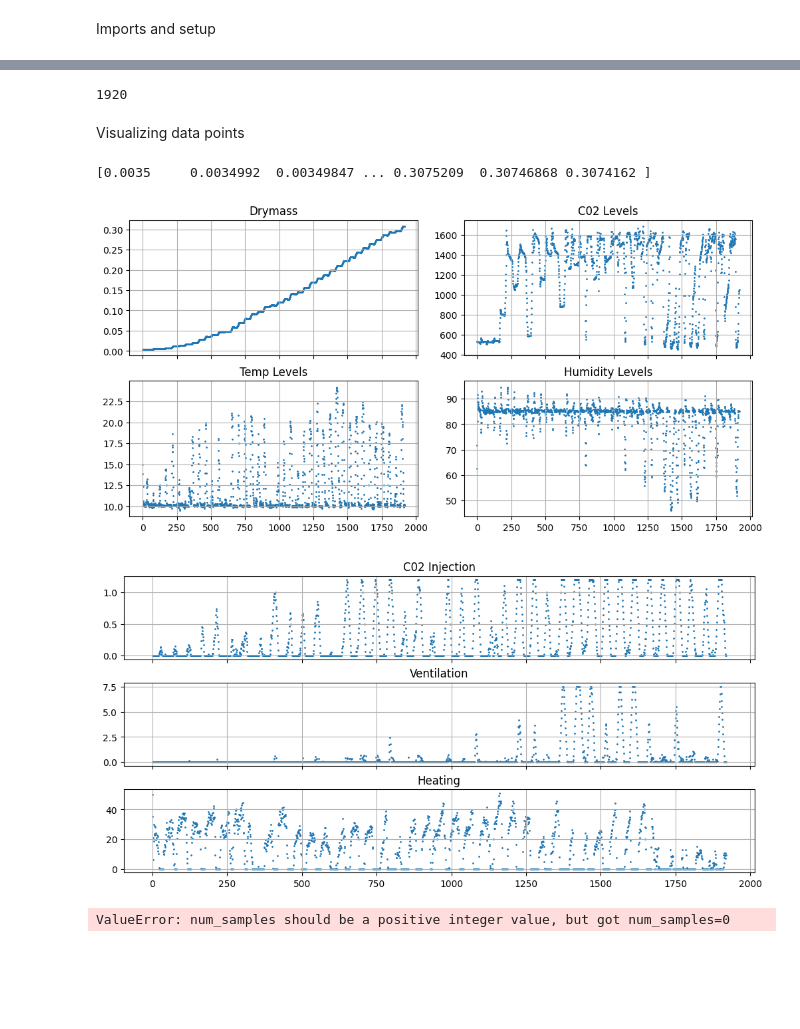
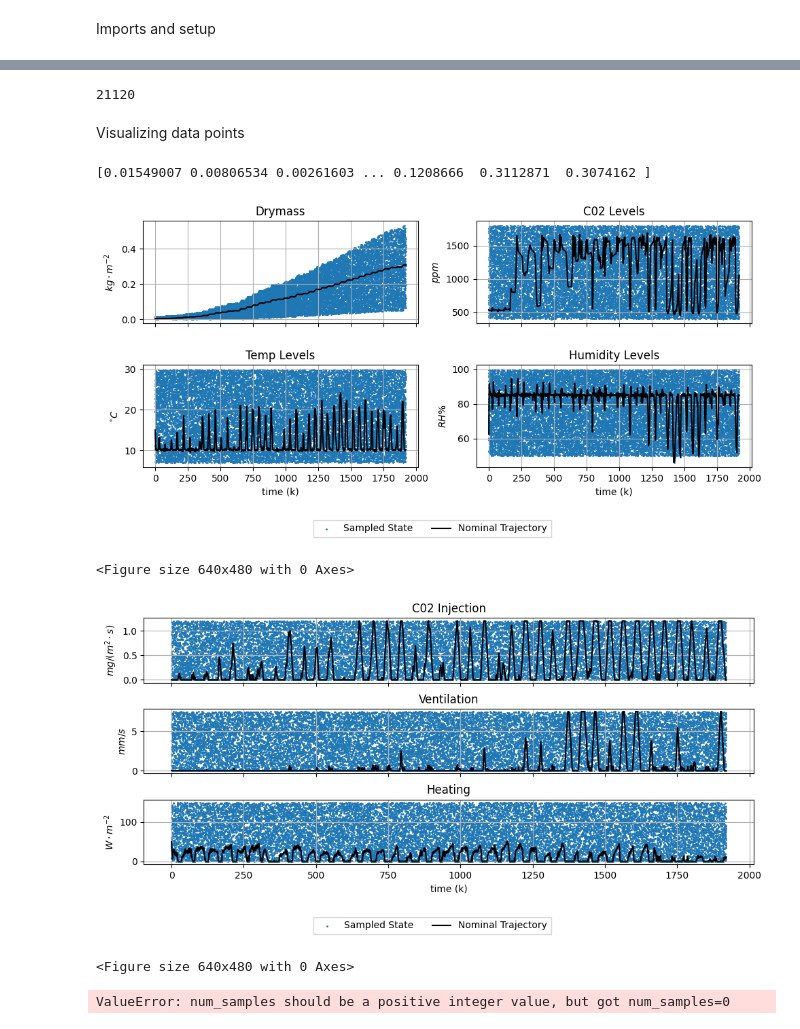
Before and after one commit to mharraway/RL-MPC-for-autonomous-greenhouse-control, a Jupyter notebook: vf_TD_learning.ipynb, the cells around one changed output, grey strips where cells are left out. Drawn from its saved outputs; the diff is of its cells as text; code cells hidden in the pictures; blank space fills up the shorter version.

```diff
--- a/vf_TD_learning.ipynb
+++ b/vf_TD_learning.ipynb
@@ -21,10 +21,10 @@ To enable the following instructions: AVX2 AVX_VNNI FMA, in other operations, re
 # %%
 my_value_function = value_function_TD(input_dim=12,hidden_dim=128,learning_rate=1e-3,batch_size=1024,buffer_size=200000,tau=0.01,model_path=model_path,env_path=env_path,train_episodes=100)
 # obs_log = my_value_function.sim_on_mpc(extra_samples=10,spread = 0.2)
-obs_log, obs_next_log, pairs = my_value_function.sim_with_agent(extra_samples=0)
+obs_log, obs_next_log, pairs,nom_traj = my_value_function.sim_with_agent(extra_samples=10)
 print (len(my_value_function.memory))
 # %% [output]
-1920
+21120
 # %% [markdown]
 Visualizing data points
 # %%
@@ -34,11 +34,21 @@ y2 = obs_data[:,1]
 y3 = obs_data[:,2]
 y4 = obs_data[:,3]
 
+y1_nom = nom_traj[:,0]
+y2_nom = nom_traj[:,1]
+y3_nom = nom_traj[:,2]
+y4_nom = nom_traj[:,3]
+
+
 print (y1)
 
 u1 = obs_data[:,4]
 u2 = obs_data[:,5]
 u3 = obs_data[:,6]
+
+u1_nom = nom_traj[:,4]
+u2_nom = nom_traj[:,5]
+u3_nom = nom_traj[:,6]
 
 time = obs_data[:,7]
 
@@ -46,46 +56,80 @@ fig, axs_y = plt.subplots(2,2,sharex=True, sharey=False, layout='constrained',fi
 
 axs_y1 = axs_y[0,0]
 axs_y1.set_title("Drymass")
-axs_y1.scatter(time,y1, s = 1)
+axs_y1.scatter(time,y1, s = 1, label = "Sampled State")
+axs_y1.plot (y1_nom, color = 'k', label = "Nominal Trajectory")
+axs_y1.set_ylabel("$kg \cdot m^{-2}$")
 axs_y1.grid()
 
 axs_y2 = axs_y[0,1]
 axs_y2.set_title("C02 Levels")
 axs_y2.scatter(time,y2, s = 1)
+axs_y2.plot (y2_nom, color = 'k')
+axs_y2.set_ylabel("$ppm$")
 axs_y2.grid()
 
 axs_y3 = axs_y[1,0]
 axs_y3.set_title("Temp Levels")
 axs_y3.scatter(time,y3, s = 1)
+axs_y3.plot (y3_nom, color = 'k')
+axs_y3.set_ylabel("$^{\circ}C$")
+axs_y3.set_xlabel("time (k)")
 axs_y3.grid()
 
 axs_y4 = axs_y[1,1]
 axs_y4.set_title("Humidity Levels")
 axs_y4.scatter(time,y4, s = 1)
+axs_y4.plot (y4_nom, color = 'k')
+axs_y4.set_ylabel("$RH \%$")
+axs_y4.set_xlabel("time (k)")
 axs_y4.grid()
-plt.savefig('figures/sampled_y_td.eps', format='eps')
+
+handles, labels = axs_y1.get_legend_handles_labels()
+fig.legend(handles, labels, loc='lower center', bbox_to_anchor=(0.5, -0.02), fancybox=False, shadow=False, ncol = 4)
+plt.tight_layout()
+fig.subplots_adjust(bottom=0.2, hspace=0.4)
+# plt.tight_layout()
+plt.show()
+
+plt.savefig('TU Delft Thesis/figures/sampled_y_td.pdf', format='pdf')
 
 
 fig, axs_u = plt.subplots(3,1,sharex=True, sharey=False, layout='constrained',figsize=(10, 5))
 axs_u1 = axs_u[0]
 axs_u1.set_title("C02 Injection")
-axs_u1.scatter(time,u1, s = 1)
+axs_u1.scatter(time,u1, s = 1,label = "Sampled Input")
+axs_u1.plot(u1_nom, color = 'k', label = 'Nominal Trajectory')
+axs_u1.set_ylabel("$mg/(m^{2} \cdot s)$")
 axs_u1.grid()
 
 axs_u2 = axs_u[1]
 axs_u2.set_title("Ventilation")
 axs_u2.scatter(time,u2, s = 1)
+axs_u2.plot(u2_nom, color = 'k', label = 'Nominal Trajectory')
+axs_u2.set_ylabel("$mm/s$")
 axs_u2.grid()
 
 axs_u3 = axs_u[2]
 axs_u3.set_title("Heating")
 axs_u3.scatter(time,u3, s = 1)
+axs_u3.plot(u3_nom, color = 'k', label = 'Nominal Trajectory')
+axs_u3.set_ylabel("$W \cdot m^{-2}$")
+axs_u3.set_xlabel("time (k)")
 axs_u3.grid()
-# plt.savefig('figures/sampled_u_td.eps', format='eps')
+
+handles, labels = axs_y1.get_legend_handles_labels()
+fig.legend(handles, labels, loc='lower center', bbox_to_anchor=(0.5, -0.02), fancybox=False, shadow=False, ncol = 4)
+plt.tight_layout()
+fig.subplots_adjust(bottom=0.2, hspace=0.4)
+# plt.tight_layout()
+plt.show()
+plt.savefig('TU Delft Thesis/figures/sampled_u_td.pdf', format='pdf')
 # %% [output]
-[0.0035     0.0034992  0.00349847 ... 0.3075209  0.30746868 0.3074162 ]
+[0.01549007 0.00806534 0.00261603 ... 0.1208666  0.3112871  0.3074162 ]
-[figure, old version]
+[figure, new version]
+<Figure size 640x480 with 0 Axes>
-[figure, old version]
+[figure, new version]
+<Figure size 640x480 with 0 Axes>
 # %%
 my_vf  = value_function_TD(input_dim=12,hidden_dim=128,learning_rate=1e-4,batch_size=128,buffer_size=100000,tau=0.5,model_path=model_path,env_path=env_path,train_episodes=100)
 my_vf.memory = copy.deepcopy( my_value_function.memory)
```
Also changed, not shown: parts of 1 cell of this notebook, 50 other files.
